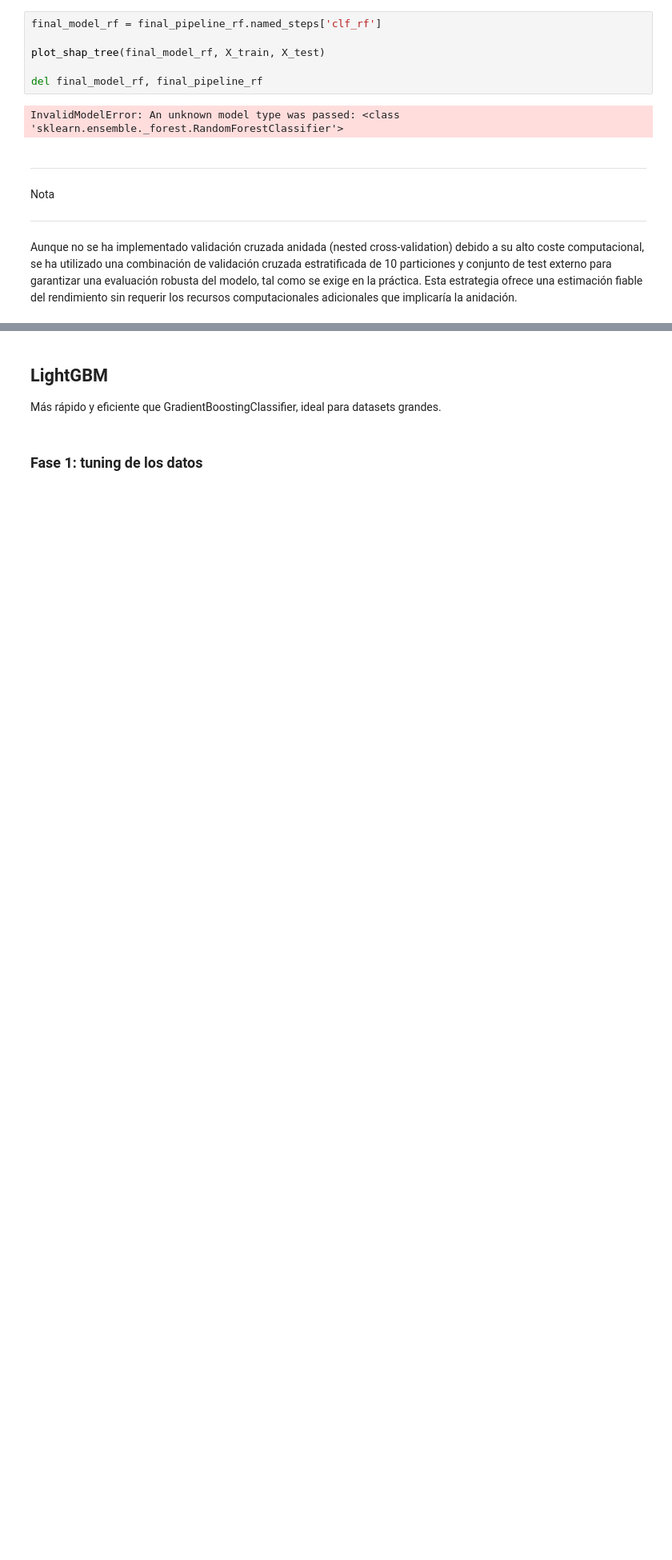
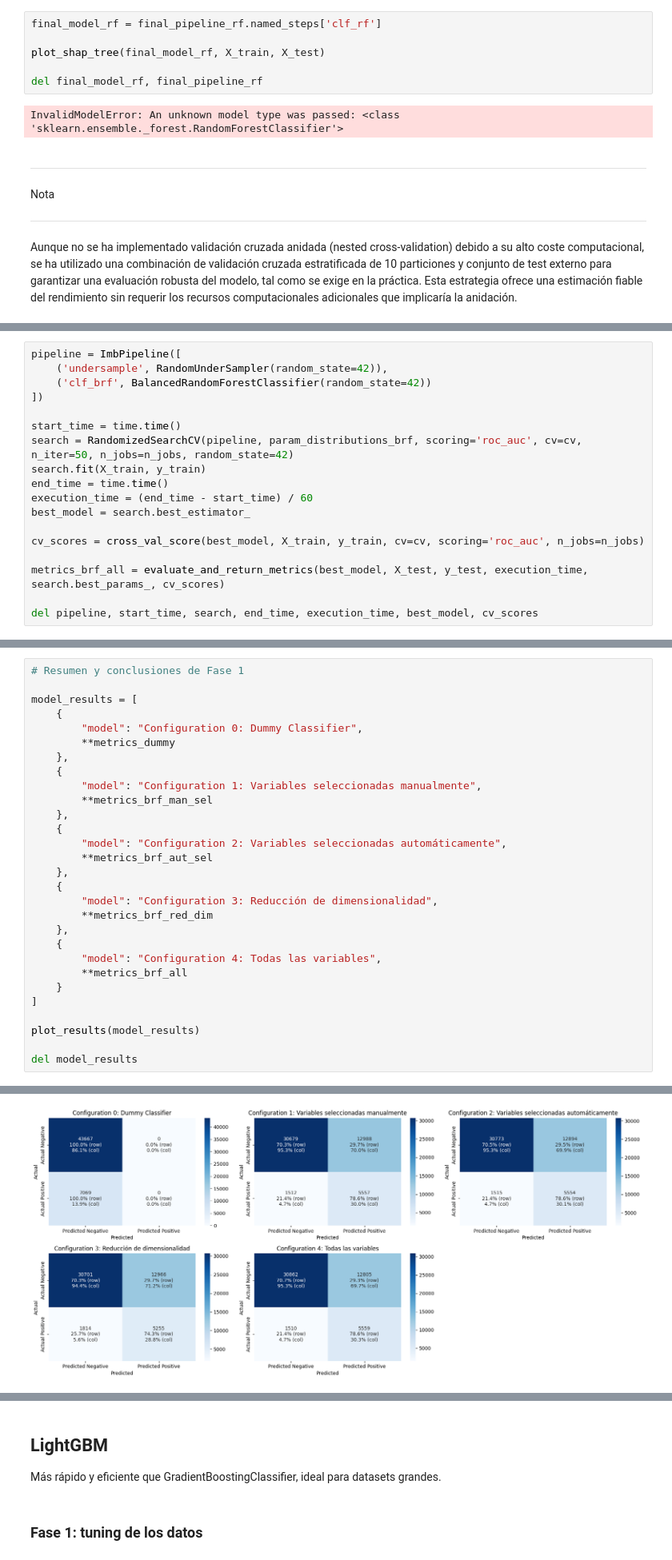
Before and after one commit to raquelgosalbezsirvent/Diabetes-Health-Indicators-ML, a Jupyter notebook: Practica_final.ipynb, the cells around one changed output, grey strips where cells are left out. Shown at 80% size. Saved outputs shown, nothing was run; the diff lists cells and outputs as text; blank space fills up the shorter version.

Commit message:
random forest, balanced random forest y light gbm implementados

```diff
--- a/Practica_final.ipynb
+++ b/Practica_final.ipynb
@@ -2978,0 +3243,18 @@ Aunque no se ha implementado validación cruzada anidada (nested cross-validatio
+# %%
+pipeline = ImbPipeline([
+    ('undersample', RandomUnderSampler(random_state=42)),
+    ('clf_brf', BalancedRandomForestClassifier(random_state=42))
+])
+
+start_time = time.time()
+search = RandomizedSearchCV(pipeline, param_distributions_brf, scoring='roc_auc', cv=cv, n_iter=50, n_jobs=n_jobs, random_state=42)
+search.fit(X_train, y_train)
+end_time = time.time()
+execution_time = (end_time - start_time) / 60
+best_model = search.best_estimator_
+
+cv_scores = cross_val_score(best_model, X_train, y_train, cv=cv, scoring='roc_auc', n_jobs=n_jobs)
+
+metrics_brf_all = evaluate_and_return_metrics(best_model, X_test, y_test, execution_time, search.best_params_, cv_scores)
+
+del pipeline, start_time, search, end_time, execution_time, best_model, cv_scores
@@ -2978,0 +3275,30 @@ Aunque no se ha implementado validación cruzada anidada (nested cross-validatio
+# %%
+# Resumen y conclusiones de Fase 1
+
+model_results = [
+    {
+        "model": "Configuration 0: Dummy Classifier",
+        **metrics_dummy
+    },
+    {
+        "model": "Configuration 1: Variables seleccionadas manualmente",
+        **metrics_brf_man_sel
+    },
+    {
+        "model": "Configuration 2: Variables seleccionadas automáticamente",
+        **metrics_brf_aut_sel
+    },
+    {
+        "model": "Configuration 3: Reducción de dimensionalidad",
+        **metrics_brf_red_dim
+    },
+    {
+        "model": "Configuration 4: Todas las variables",
+        **metrics_brf_all
+    }
+]
+
+plot_results(model_results)
+
+del model_results
+# %% [output]
@@ -2978,0 +3312 @@ Aunque no se ha implementado validación cruzada anidada (nested cross-validatio
+[figure, added]
```
Also changed, not shown: parts of 112 cells of this notebook, 3 other files.
